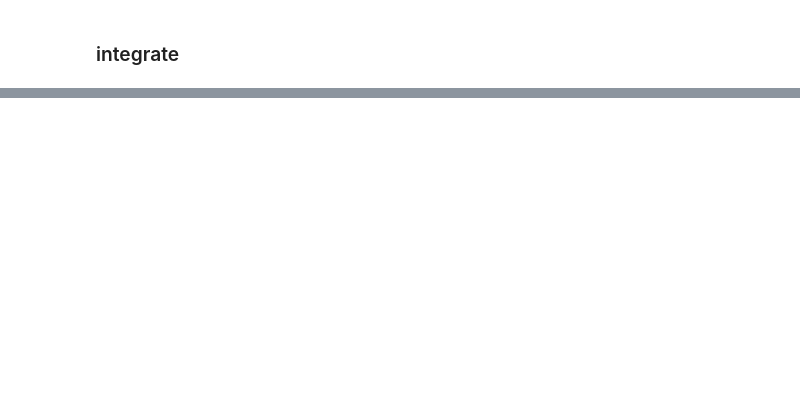
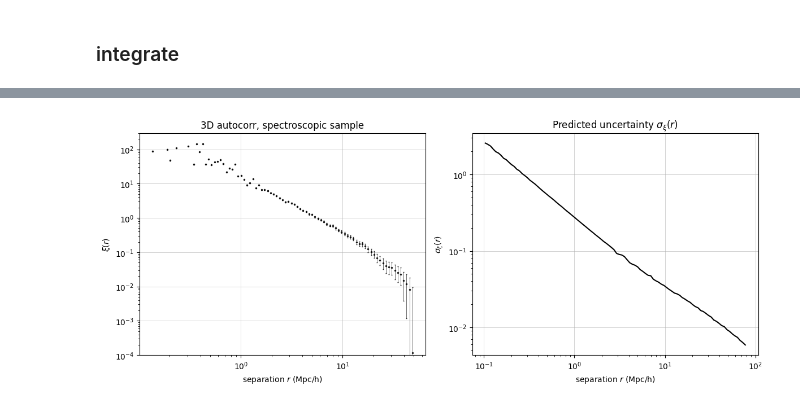
Before and after one commit to abbyw24/small-scale_cross-corrs, a Jupyter notebook: notebooks/xcorr_uncertainty_7-11-23.ipynb, the cells around one changed output, grey strips where cells are left out. Saved outputs shown, nothing was run; the diff lists cells and outputs as text; code cells hidden in the pictures; blank space fills up the shorter version.

Commit message:
update xcorr uncertainty estimation

```diff
--- a/notebooks/xcorr_uncertainty_7-11-23.ipynb
+++ b/notebooks/xcorr_uncertainty_7-11-23.ipynb
@@ -135,3 +197,28 @@ Text(0.5, 1.0, 'Predicted 2pcf uncertainty $\\sigma_\\xi(r)$')
+# %%
+# random set
+r1 = np.random.uniform(0, sim.boxsize.value, (len(gal_pos_spec),3)) << sim.boxsize.unit
+# galaxy autocorrelation
+ravg, xi_auto_spec = corrfuncs.xi_auto(d1, r1, r_edges << d1.unit, sim.boxsize)
+# %%
+idx = (xi_auto_spec > 1e-5)
+# %%
+fig, axs = plt.subplots(1, 2, figsize=(12,5))
+axs[0].errorbar(r[idx], xi_auto_spec[idx], yerr=np.sqrt(pred_var[idx]), c='k', marker='.', ls='None', ms=3, lw=0.5, capsize=1, alpha=0.8)
+axs[0].set_ylim(1e-4,3e2)
+axs[0].set_ylabel(r'$\xi(r)$')
+axs[0].set_title('3D autocorr, spectroscopic sample')
+
+axs[1].plot(r, np.sqrt(pred_var), 'k-')
+axs[1].set_ylabel(r'$\sigma_\xi(r)$')
+axs[1].set_title(r'Predicted uncertainty $\sigma_\xi(r)$')
+
+for ax in axs:
+    ax.loglog()
+    ax.grid(lw=0.5, alpha=0.8)
+    ax.set_xlabel(r'separation $r$ (Mpc/h)')
+fig.tight_layout()
+# %% [output]
+[figure, added]
 # %% [markdown]
 ### covariance of the 2D 2pcf
 
```
Also changed, not shown: parts of 25 cells of this notebook, 1 other file.
